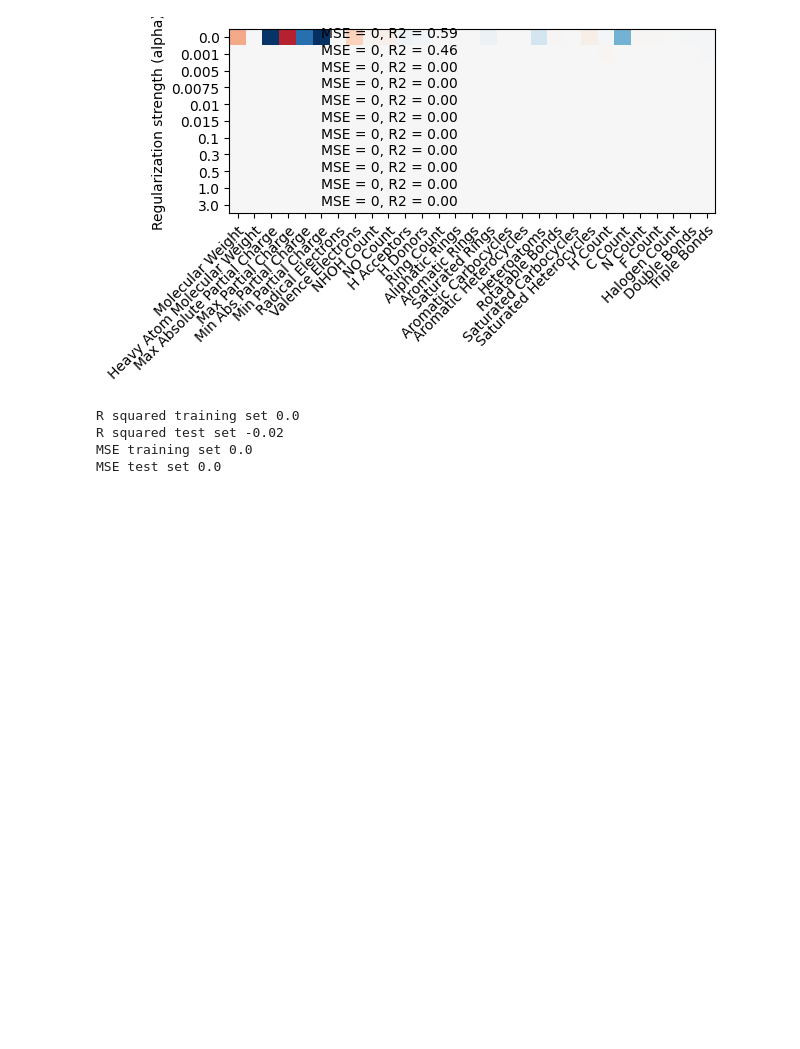
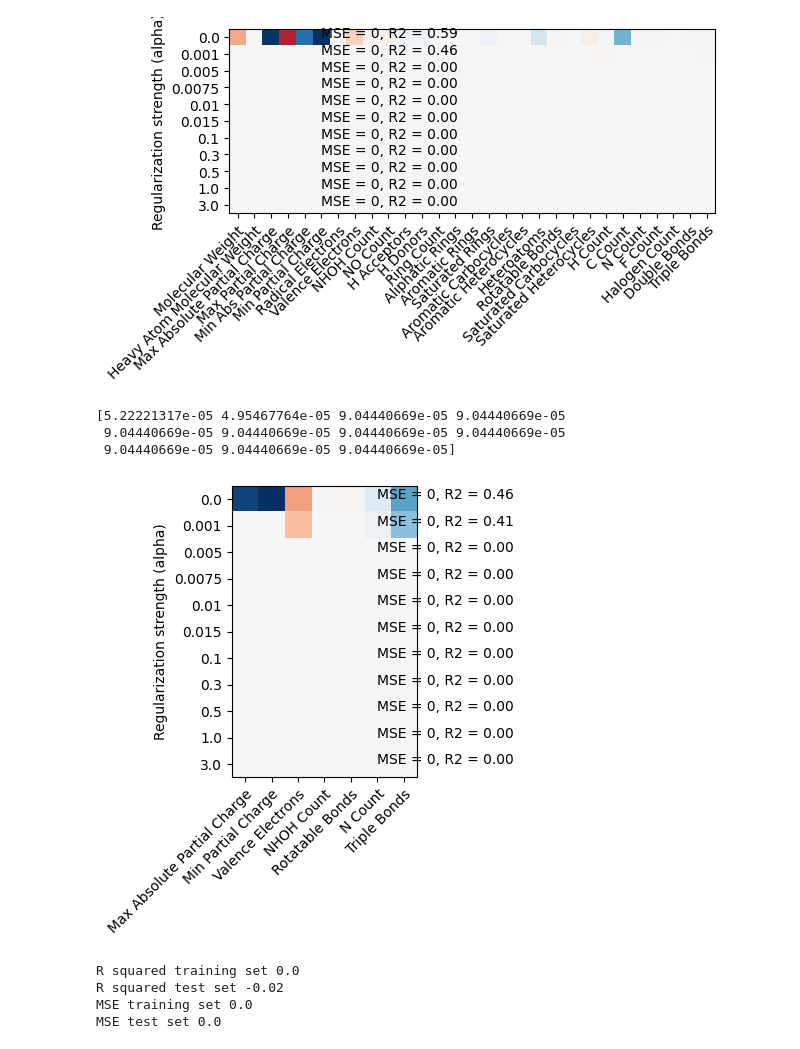
Before and after one commit to respera2/tjl, a Jupyter notebook: Havard Dataset/LASSO_analysis.ipynb, the cells around one changed output. Drawn from its saved outputs; the diff is of its cells as text; code cells hidden in the pictures; blank space fills up the shorter version.

```diff
--- a/Havard Dataset/LASSO_analysis.ipynb
+++ b/Havard Dataset/LASSO_analysis.ipynb
@@ -233,6 +312,84 @@ plt.show()
  7.83626884e-05 7.83626884e-05 7.83626884e-05 7.83626884e-05
  7.83626884e-05 7.83626884e-05 7.83626884e-05]
 [figure]
+# %%
+y = data['HOMO']
+X = data.loc[:, ['Max Absolute Partial Charge',  'Min Partial Charge', 'Valence Electrons', 'NHOH Count',
+         'Rotatable Bonds', 'N Count', 'Triple Bonds']]
+list_numerical = X.columns
+
+# split data
+X_train, X_test, y_train, y_test = train_test_split(X, y, test_size=0.2, random_state=10)
+scaler = StandardScaler().fit(X_train[list_numerical])
+X_train[list_numerical] = scaler.transform(X_train[list_numerical])
+X_test[list_numerical] = scaler.transform(X_test[list_numerical])
+
+
+reg = Lasso(alpha=1)
+reg.fit(X_train, y_train)
+
+data_labels = list_numerical
+
+alphas = np.array([0, 0.001, 0.005, 0.0075, 0.01, 0.015, 0.1, 0.3, 0.5, 1, 3])
+y_pred = np.zeros((alphas.shape[0],y_test.shape[0]))
+coeffs = np.zeros((alphas.shape[0],y.shape[0],X.shape[1]),dtype = float)
+MSEs = np.zeros(alphas.shape[0])
+R2s = np.zeros(alphas.shape[0])
+perm_imp = np.zeros((alphas.shape[0],y.shape[0],len(data_labels)))
+
+#Divide into train and test set
+for j in range(len(alphas)):
+
+    lr = Lasso(alpha = alphas[j], max_iter=100000) #default = 1000
+    lr.fit(X_train,y_train)
+    y_pred[j] = lr.predict(X_test)
+    coeffs[j] = lr.coef_
+    MSEs[j] = mean_squared_error(y_test,y_pred[j])
+    R2s[j]  = lr.score(X_train, y_train)
+
+#Plot the results
+print(MSEs)
+best = 0
+for i in range(len(MSEs)):
+    if MSEs[i] < MSEs[best]:
+        best = i
+"""
+fig, ax = plt.subplots()
+ax.scatter(y, y_pred[best])
+ax.plot([0,15],[0,15],color='gray')
+ax.annotate("MSE = {:.0f}, R2 = {:.2f}".format(MSEs[best],R2s[best]), xy=(10,20),size=20)
+#ax.text(20,10,gpr.kernel_)
+ax.set_ylabel("Predicted T80");
+ax.set_xlabel("Actual T80");
+fig.savefig("Predictions.png")
+plt.show()
+"""
+##Print a 2D plot of the average coefficients
+#matplotlib.rcParams['font.size'] = 14.0
+ave_coeffs = np.average(coeffs, axis = 1)
+min_coeff = np.amin(ave_coeffs)
+max_coeff = np.amax(ave_coeffs)
+if -min_coeff > max_coeff:
+    vmax = -min_coeff
+else:
+    vmax = max_coeff
+fig, ax = plt.subplots()#figsize=(6,3))
+im = ax.imshow(ave_coeffs, interpolation="nearest", cmap="RdBu_r",vmax=vmax,vmin=-vmax)
+ax.set_xticks(np.arange(len(data_labels)), labels=data_labels)
+ax.set_yticks(np.arange(len(alphas)), labels=alphas)
+#ax.set_xlabel('')
+ax.set_ylabel('Regularization strength (alpha)')
+plt.setp(ax.get_xticklabels(), rotation=45, ha="right", rotation_mode="anchor")
+for j in range(len(MSEs)):
+    ax.text(5,j,"MSE = {:.0f}, R2 = {:.2f}".format(MSEs[j],R2s[j]))
+fig.tight_layout()
+fig.savefig("HOMOPlotFI.png")
+plt.show()
+# %% [output]
+[5.22221317e-05 4.95467764e-05 9.04440669e-05 9.04440669e-05
+ 9.04440669e-05 9.04440669e-05 9.04440669e-05 9.04440669e-05
+ 9.04440669e-05 9.04440669e-05 9.04440669e-05]
+[figure, added]
 # %%
 print('R squared training set', round(reg.score(X_train, y_train)*100, 2))
 print('R squared test set', round(reg.score(X_test, y_test)*100, 2))
```
Also changed, not shown: parts of 1 cell of this notebook, 30 other files.
